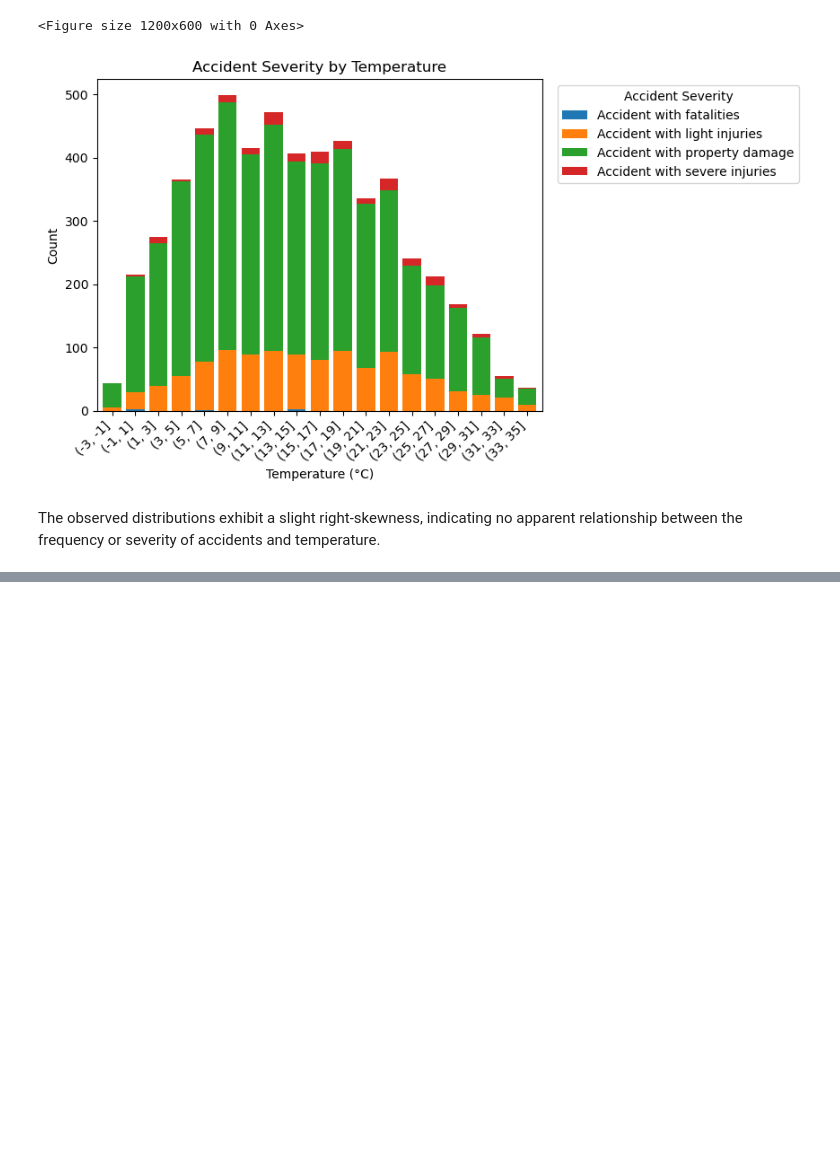
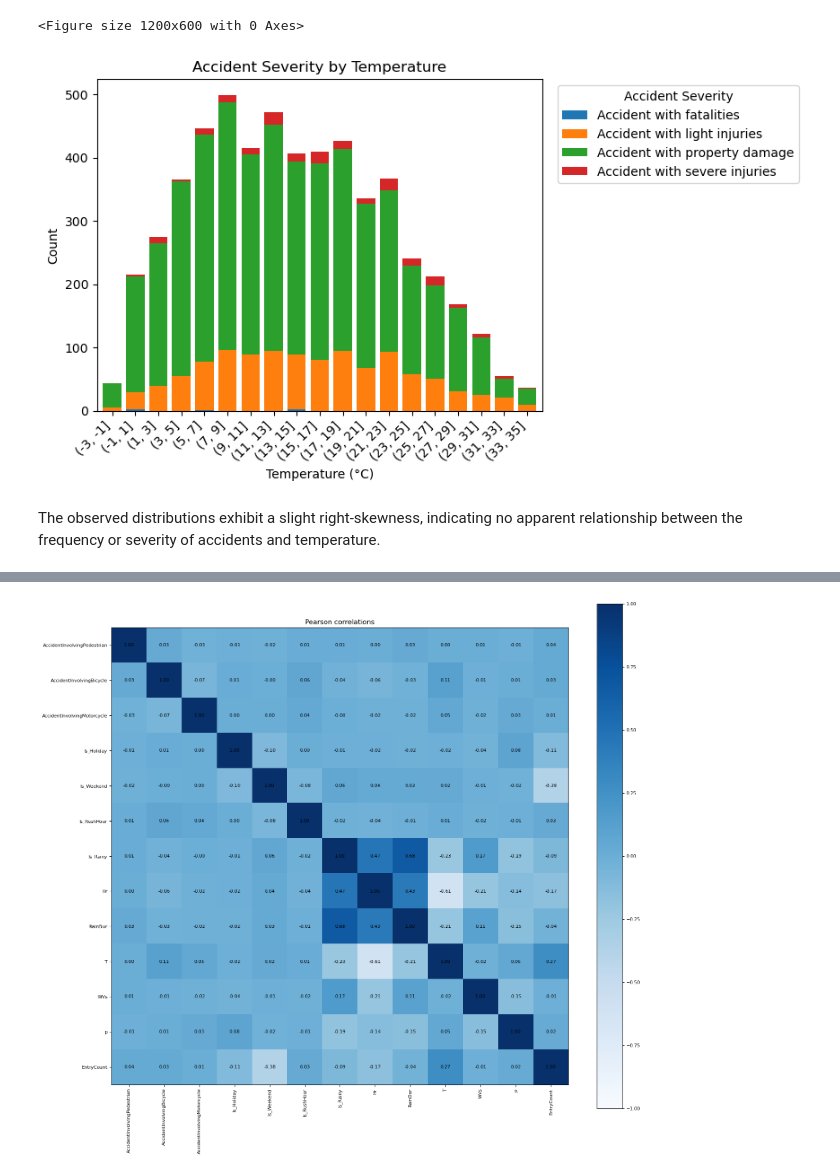
Before and after one commit to merclehoczky/HealthDataChallenge, a Jupyter notebook: output/HDC_Lehoczky.ipynb, the cells around one changed output, grey strips where cells are left out. Saved outputs shown, nothing was run; the diff lists cells and outputs as text; code cells hidden in the pictures; blank space fills up the shorter version.

```diff
--- a/output/HDC_Lehoczky.ipynb
+++ b/output/HDC_Lehoczky.ipynb
@@ -970,0 +995,10 @@ The observed distributions exhibit a slight right-skewness, indicating no appare
+# %%
+# Group the dataset by day and count the number of occurrences per day
+daily_count = df_19.groupby(df_19['Date'].dt.date).size().reset_index(name='EntryCount')
+
+# Merge the count of occurrences with the original dataset
+merged_df = pd.merge(df_19, daily_count, left_on=df_19['Date'].dt.date, right_on=daily_count['Date'], how='left')
+merged_df = merged_df.drop(columns=['key_0', 'Date_y']).rename(columns={'Date_x': 'Date'})
+
+# Convert EntryCount to integer
+merged_df['EntryCount'] = merged_df['EntryCount'].astype(int)
@@ -970,0 +1021,10 @@ The observed distributions exhibit a slight right-skewness, indicating no appare
+# %%
+# Select columns of interest
+columns_of_interest = ['AccidentType_en', 'AccidentSeverityCategory_en',
+                       'AccidentInvolvingPedestrian', 'AccidentInvolvingBicycle', 'AccidentInvolvingMotorcycle',
+                       'RoadType_en', 'AccidentWeekDay_en', 'AccidentHour',
+                       'Is_Holiday', 'Is_Weekend', 'Is_RushHour', 'Is_Rainy',
+                       'Hr', 'RainDur', 'T', 'WVs', 'p']
+
+# Create selection df with columns of interest and EntryCount
+df_select = merged_df[columns_of_interest + ['EntryCount']]
@@ -970,0 +1097,28 @@ The observed distributions exhibit a slight right-skewness, indicating no appare
+# %%
+#%% Pearson correlation and plot
+
+#Pearson's
+pearson_matrix = df_select.corr(method = 'pearson')
+
+# Pearson's plot
+# Initiating a fig and axis object
+fig, ax = plt.subplots(figsize=(18, 16))
+# Create a plot
+cax = ax.imshow(pearson_matrix.values, interpolation='nearest', cmap='Blues', vmin=-1, vmax=1)
+# Set axis tick labels
+ax.set_xticks(ticks=range(len(pearson_matrix.columns)))
+ax.set_xticklabels(pearson_matrix.columns, rotation=90)
+ax.set_yticks(ticks=range(len(pearson_matrix.columns)))
+ax.set_yticklabels(pearson_matrix.columns)
+# Resize the tick parameters
+ax.tick_params(axis="both", labelsize=8)
+# Adding a color bar
+fig.colorbar(cax).ax.tick_params(labelsize=8)
+# Add annotation
+for (x, y), t in np.ndenumerate(pearson_matrix):
+    ax.text(y, x, "{:.2f}".format(t), ha='center', va='center', fontsize=8)
+
+plt.title('Pearson correlations')
+plt.show()
+# %% [output]
+[figure, added]
```
Also changed, not shown: parts of 64 cells of this notebook, 2 other files.
